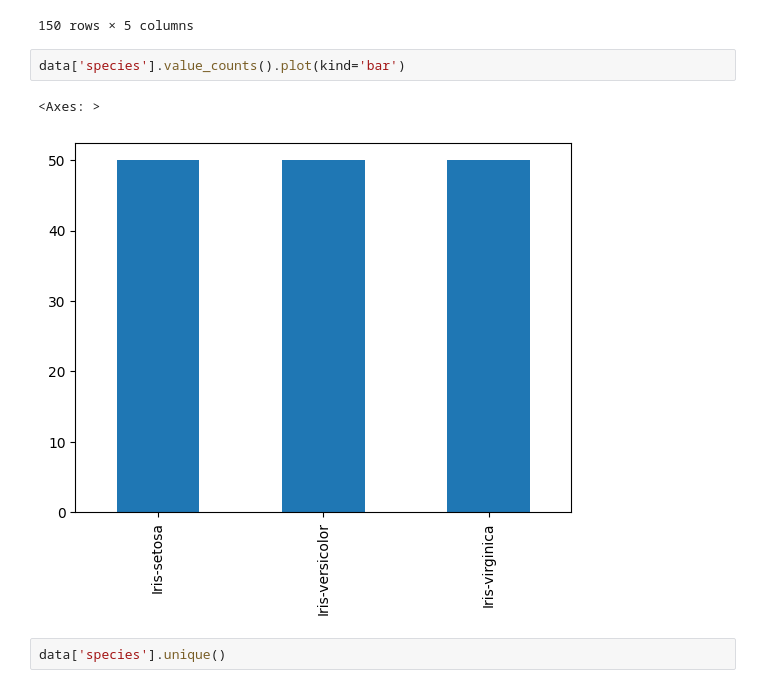
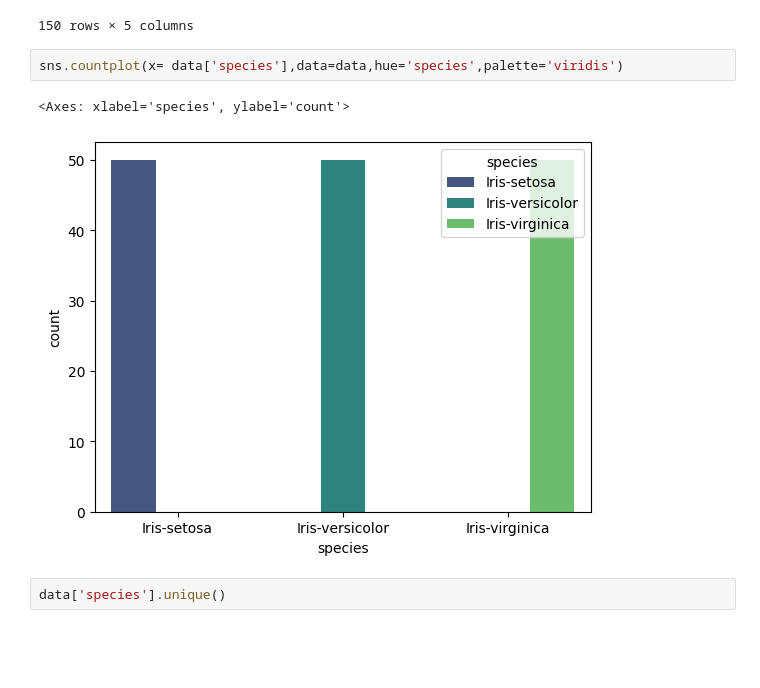
Before and after one commit to Priyanshu-0301/Encryptix, a Jupyter notebook: Task3 Iris Flower Classification/Iris.ipynb, the cells around one changed output. Drawn from its saved outputs; the diff is of its cells as text; blank space fills up the shorter version.

```diff
--- a/Iris.ipynb
+++ b/Task3 Iris Flower Classification/Iris.ipynb
@@ -20,11 +20,11 @@ data
 | 148 | 6.2 | 3.4 | 5.4 | 2.3 | Iris-virginica |
 | 149 | 5.9 | 3.0 | 5.1 | 1.8 | Iris-virginica |
 150 rows × 5 columns
-# %%
-data['species'].value_counts().plot(kind='bar')
-# %% [output]
-<Axes: >
-[figure, removed]
+# %%
+sns.countplot(x= data['species'],data=data,hue='species',palette='viridis')
+# %% [output]
+<Axes: xlabel='species', ylabel='count'>
+[figure, added]
 # %%
 data['species'].unique()
 # %% [output]
```
Also changed, not shown: 4 other files.
